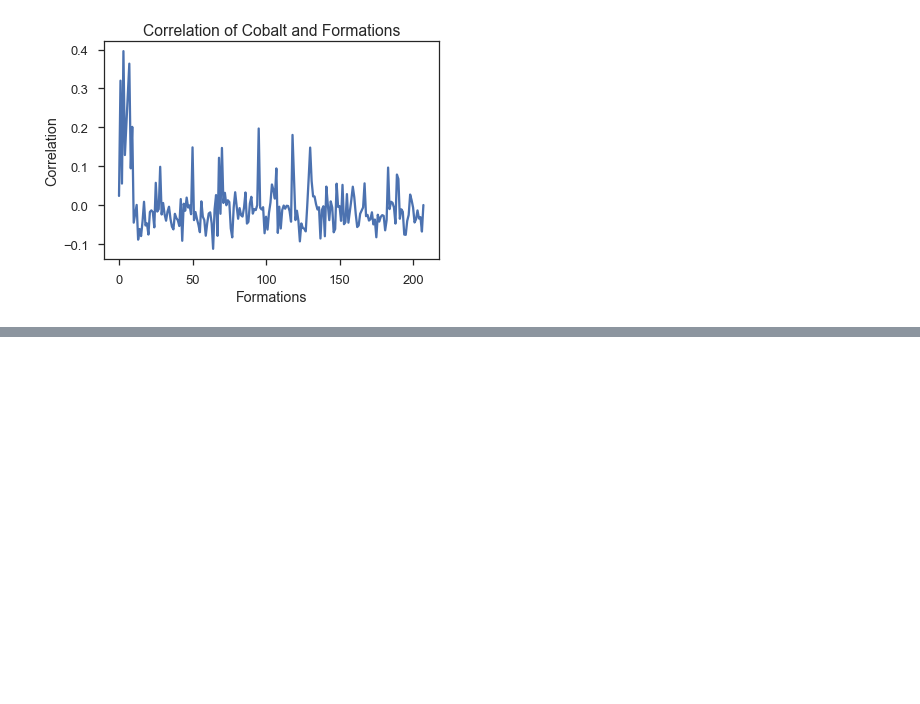
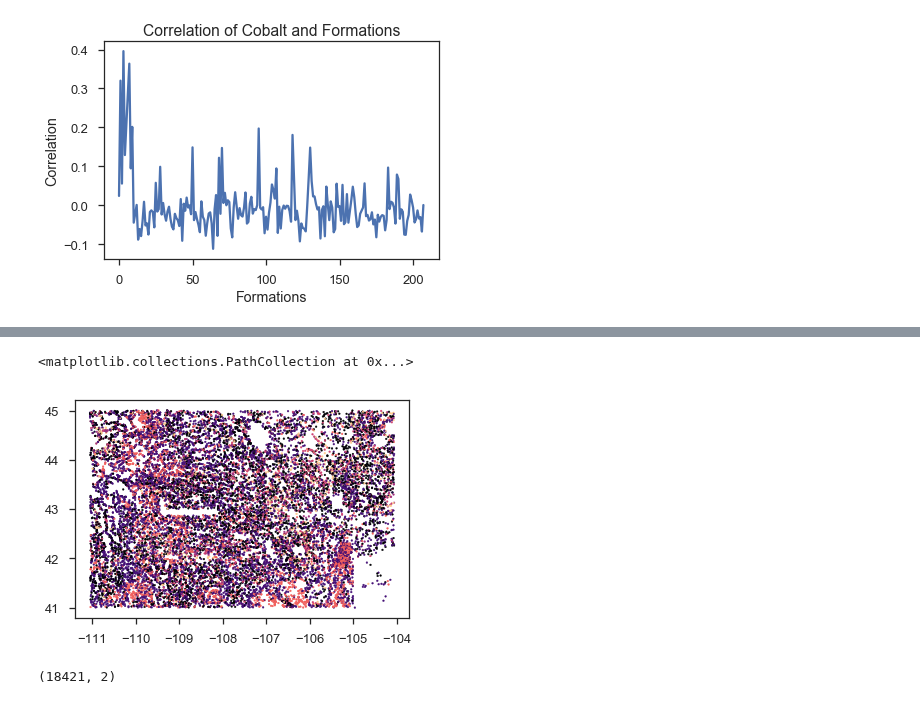
Before and after one commit to jessepisel/criticalandstrategic, a Jupyter notebook: Critical and strategic EDA with formations.ipynb, the cells around one changed output, grey strips where cells are left out. Drawn from its saved outputs; the diff is of its cells as text; code cells hidden in the pictures; blank space fills up the shorter version.

```diff
--- a/Critical and strategic EDA with formations.ipynb
+++ b/Critical and strategic EDA with formations.ipynb
@@ -93,0 +85,20 @@ array(['Absaroka Volcanic Supergroup: Hominy Peak Formation',
+# %%
+from sklearn.cluster import Birch
+brc=Birch(branching_factor=50, n_clusters=10, threshold=0.9, compute_labels=True)
+# %%
+combined=list(zip(data['longitude'].values, data['latitude'].values, data['b_ppm'].values))
+brc.fit(combined)
+clusters=brc.predict(combined)
+# %%
+plt.scatter(data['longitude'], data['latitude'], c=clusters, s=3, cmap='magma')
+# %% [output]
+<matplotlib.collections.PathCollection at 0x...>
+[figure, added]
+# %%
+combined=data.iloc[0:,2:46]
+
+from sklearn.decomposition import PCA
+xpca=PCA(0.5).fit_transform(combined)
+xpca.shape
+# %% [output]
+(18421, 2)
```
Also changed, not shown: parts of 11 cells of this notebook, 1 other file.
